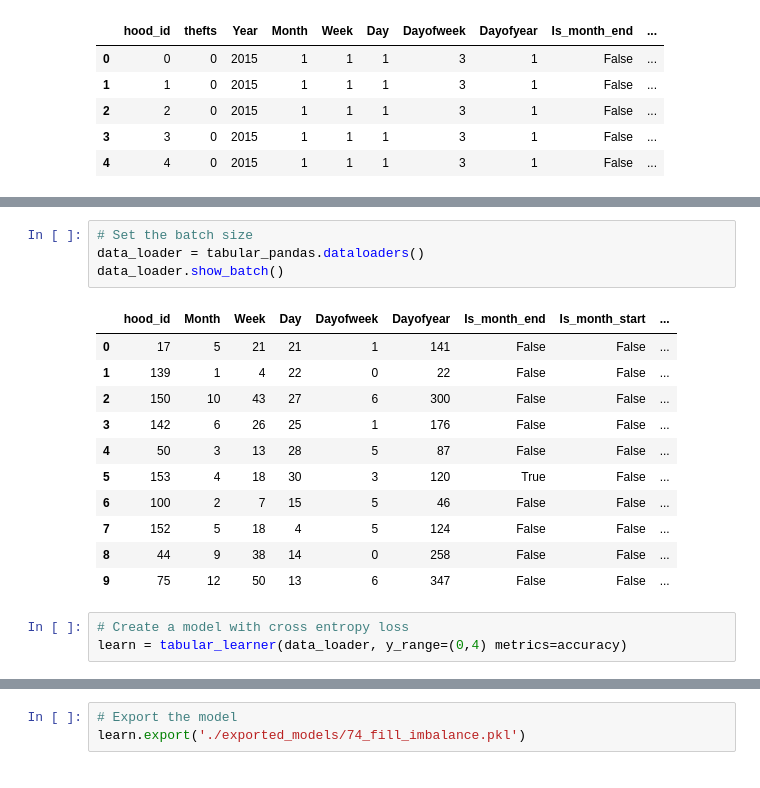
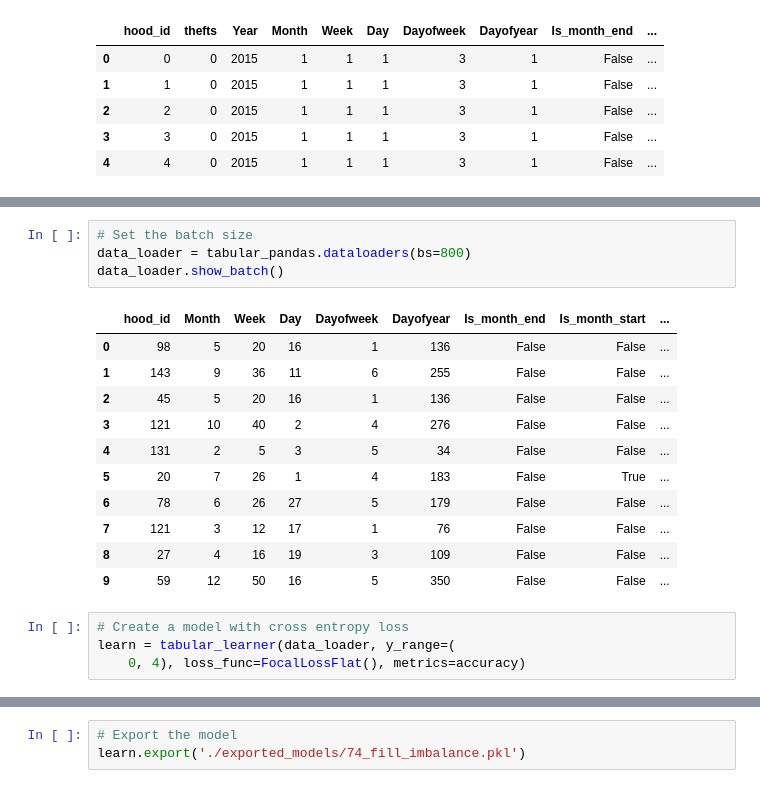
Before and after one commit to pika11/uoft-ml-group4-final-project, a Jupyter notebook: deep_learning_models_0_fill_imbalance.ipynb, the cells around one changed output, grey strips where cells are left out. Saved outputs shown, nothing was run; the diff lists cells and outputs as text.

```diff
--- a/deep_learning_models_0_fill_imbalance.ipynb
+++ b/deep_learning_models_0_fill_imbalance.ipynb
@@ -91,21 +91,22 @@ tabular_pandas.xs.iloc[:5]
 # %%
 # Set the batch size
-data_loader = tabular_pandas.dataloaders()
+data_loader = tabular_pandas.dataloaders(bs=800)
 data_loader.show_batch()
 # %% [output]
 |  | hood_id | Month | Week | Day | Dayofweek | Dayofyear | Is_month_end | Is_month_start | ... |
-| 0 | 17 | 5 | 21 | 21 | 1 | 141 | False | False | ... |
-| 1 | 139 | 1 | 4 | 22 | 0 | 22 | False | False | ... |
-| 2 | 150 | 10 | 43 | 27 | 6 | 300 | False | False | ... |
-| 3 | 142 | 6 | 26 | 25 | 1 | 176 | False | False | ... |
-| 4 | 50 | 3 | 13 | 28 | 5 | 87 | False | False | ... |
-| 5 | 153 | 4 | 18 | 30 | 3 | 120 | True | False | ... |
-| 6 | 100 | 2 | 7 | 15 | 5 | 46 | False | False | ... |
-| 7 | 152 | 5 | 18 | 4 | 5 | 124 | False | False | ... |
-| 8 | 44 | 9 | 38 | 14 | 0 | 258 | False | False | ... |
-| 9 | 75 | 12 | 50 | 13 | 6 | 347 | False | False | ... |
+| 0 | 98 | 5 | 20 | 16 | 1 | 136 | False | False | ... |
+| 1 | 143 | 9 | 36 | 11 | 6 | 255 | False | False | ... |
+| 2 | 45 | 5 | 20 | 16 | 1 | 136 | False | False | ... |
+| 3 | 121 | 10 | 40 | 2 | 4 | 276 | False | False | ... |
+| 4 | 131 | 2 | 5 | 3 | 5 | 34 | False | False | ... |
+| 5 | 20 | 7 | 26 | 1 | 4 | 183 | False | True | ... |
+| 6 | 78 | 6 | 26 | 27 | 5 | 179 | False | False | ... |
+| 7 | 121 | 3 | 12 | 17 | 1 | 76 | False | False | ... |
+| 8 | 27 | 4 | 16 | 19 | 3 | 109 | False | False | ... |
+| 9 | 59 | 12 | 50 | 16 | 5 | 350 | False | False | ... |
 # %%
 # Create a model with cross entropy loss
-learn = tabular_learner(data_loader, y_range=(0,4) metrics=accuracy)
+learn = tabular_learner(data_loader, y_range=(
+    0, 4), loss_func=FocalLossFlat(), metrics=accuracy)
 # %%
 # Train the model
```
Also changed, not shown: parts of 8 cells of this notebook.
